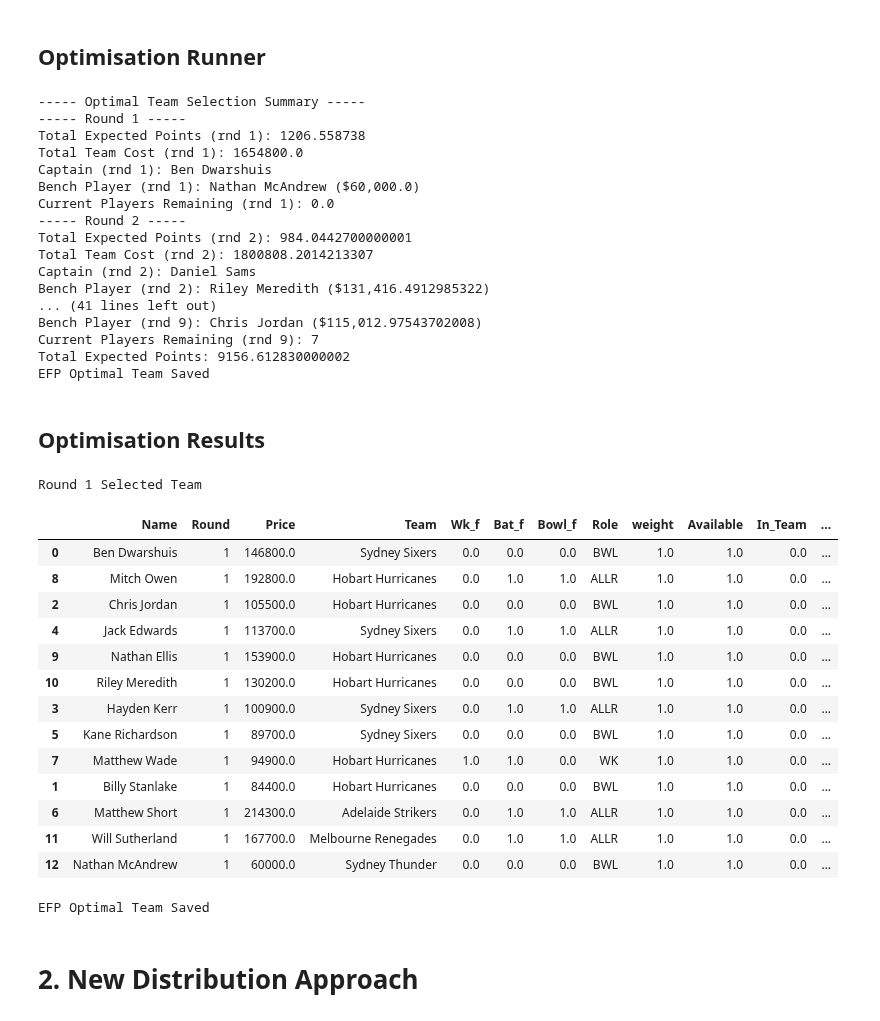
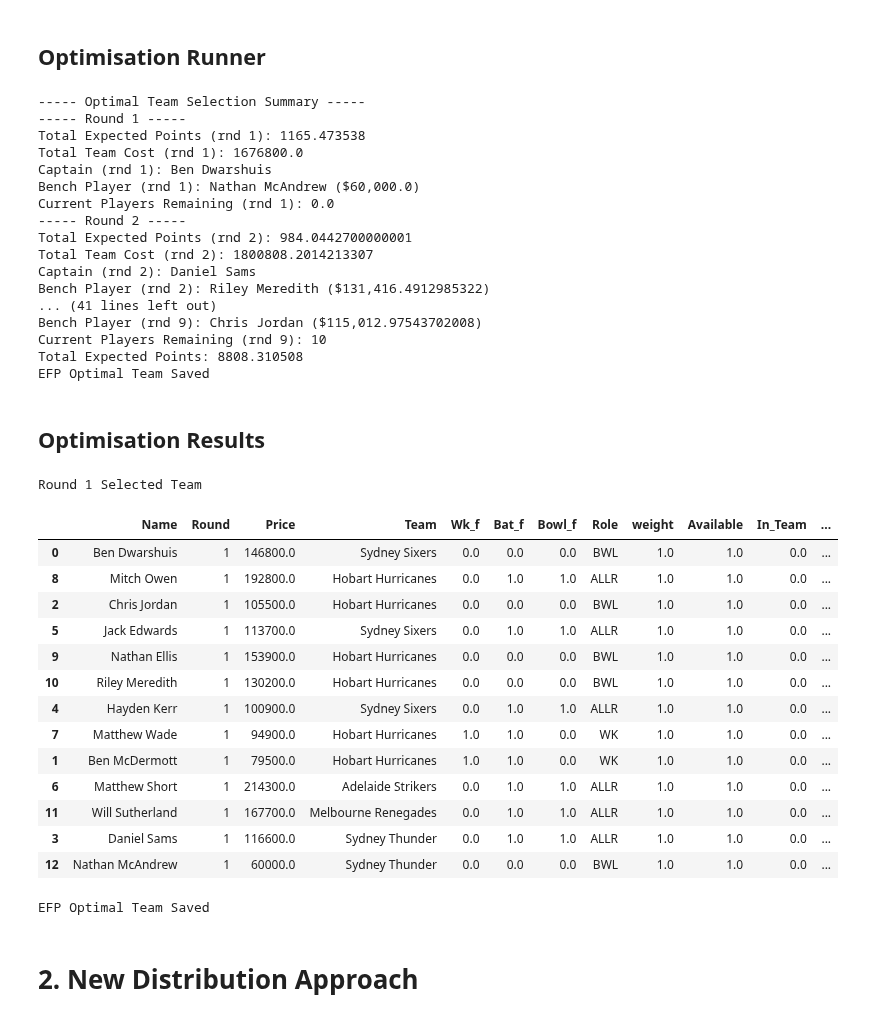
Before and after one commit to Dilan-De-Silva/Big-Bash-Fantasy-AI-v2, a Jupyter notebook: python_script/pre-season/Team-Selector-Optimisation-Process.ipynb, the cells around one changed output. Drawn from its saved outputs; the diff is of its cells as text; code cells hidden in the pictures.

Commit message:
Fixed 13 player optimisation logic

```diff
--- a/python_script/pre-season/Team-Selector-Optimisation-Process.ipynb
+++ b/python_script/pre-season/Team-Selector-Optimisation-Process.ipynb
@@ -45,13 +43,13 @@ py_data_directory = 'C:/Users/dilan/OneDrive/Documents/Data Science Projects/Rep
 mock_data_dir = 'C:/Users/dilan/OneDrive/Documents/Data Science Projects/Repos/Big-Bash-Fantasy-AI-v2/data/mock_data/'
 # %%
 # Optimisation Strategy
-opt_strat = 'efp' # Options: 'efp' (new player expected fantasy points appraoch), 'sim' (new player fantasy point distribution approach)
+opt_strat = 'sim' # Options: 'efp' (new player expected fantasy points appraoch), 'sim' (new player fantasy point distribution approach)
 current_rnd = 1 # Current Round of the Tournament
 exp_pts_model = 'all' # Options: 'bat_bowl' (batting + bowling model), 'all' (combined model)
 
 # For Simulation Optimisation Strategy
 conf_int = 0.2
-sim_num = 10
+sim_num = 5000
 # %% [markdown]
 # 1. New EFP Approach
 # %% [markdown]
@@ -140,7 +138,7 @@ if opt_strat == 'efp':
     wk_cnt_r1, total_wk_r1 = 1, range(len(price_r1))
     bat_cnt_r1, total_bat_r1 = 6, range(len(price_r1))
     bowl_cnt_r1, total_bowl_r1 = 5, range(len(price_r1))
-    budget_r1, total_budget_r1 = 1783500, range(len(price_r1))
+    budget_r1, total_budget_r1 = 1802500, range(len(price_r1))
 
     # Round 2
     points_r2 = player_df_r2["exp_rnd_points"]
@@ -155,8 +153,8 @@ if opt_strat == 'efp':
     wk_cnt_r2, total_wk_r2 = 1, range(len(price_r2))
     bat_cnt_r2, total_bat_r2 = 6, range(len(price_r2))
     bowl_cnt_r2, total_bowl_r2 = 5, range(len(price_r2))
-    budget_r2, total_budget_r2 = 1783500, range(len(price_r2))
-    team_play_cnt_r2, total_team_player_r2 = 9, range(len(price_r2)) # At least 8/9 players from round 1 to be in round 2 team
+    budget_r2, total_budget_r2 = 1802500, range(len(price_r2))
+    team_play_cnt_r2, total_team_player_r2 = 10, range(len(price_r2)) # At least 10 players from round 1 to be in round 2 team
 
     # Round 3
     points_r3 = player_df_r3["exp_rnd_points"]
@@ -171,8 +169,8 @@ if opt_strat == 'efp':
     wk_cnt_r3, total_wk_r3 = 1, range(len(price_r3))
     bat_cnt_r3, total_bat_r3 = 6, range(len(price_r3))
     bowl_cnt_r3, total_bowl_r3 = 5, range(len(price_r3))
-    budget_r3, total_budget_r3 = 1783500, range(len(price_r3))
-    team_play_cnt_r3, total_team_player_r3 = 9, range(len(price_r3)) # At least 8/9 players from round 2 to be in round 3 team
+    budget_r3, total_budget_r3 = 1802500, range(len(price_r3))
+    team_play_cnt_r3, total_team_player_r3 = 10, range(len(price_r3)) # At least 10 players from round 2 to be in round 3 team
 
     # Round 4
     points_r4 = player_df_r4["exp_rnd_points"]
@@ -187,8 +185,8 @@ if opt_strat == 'efp':
     wk_cnt_r4, total_wk_r4 = 1, range(len(price_r4))
     bat_cnt_r4, total_bat_r4 = 6, range(len(price_r4))
     bowl_cnt_r4, total_bowl_r4 = 5, range(len(price_r4))
-    budget_r4, total_budget_r4 = 1783500, range(len(price_r4))
-    team_play_cnt_r4, total_team_player_r4 = 9, range(len(price_r4)) # At least 8/9 players from round 3 to be in round 4 team
+    budget_r4, total_budget_r4 = 1802500, range(len(price_r4))
+    team_play_cnt_r4, total_team_player_r4 = 10, range(len(price_r4)) # At least 10 players from round 3 to be in round 4 team
 
     # Round 5
     points_r5 = player_df_r5["exp_rnd_points"]
@@ -203,8 +201,8 @@ if opt_strat == 'efp':
     wk_cnt_r5, total_wk_r5 = 1, range(len(price_r5))
     bat_cnt_r5, total_bat_r5 = 6, range(len(price_r5))
     bowl_cnt_r5, total_bowl_r5 = 5, range(len(price_r5))
-    budget_r5, total_budget_r5 = 1783500, range(len(price_r5))
-    team_play_cnt_r5, total_team_player_r5 = 9, range(len(price_r5)) # At least 8/9 players from round 4 to be in round 5 team
+    budget_r5, total_budget_r5 = 1802500, range(len(price_r5))
+    team_play_cnt_r5, total_team_player_r5 = 10, range(len(price_r5)) # At least 10 players from round 4 to be in round 5 team
 
     # Round 6
     points_r6 = player_df_r6["exp_rnd_points"]
@@ -220,7 +218,7 @@ if opt_strat == 'efp':
     bat_cnt_r6, total_bat_r6 = 6, range(len(price_r6))
     bowl_cnt_r6, total_bowl_r6 = 5, range(len(price_r6))
     budget_r6, total_budget_r6 = 1783500, range(len(price_r6))
-    team_play_cnt_r6, total_team_player_r6 = 9, range(len(price_r6)) # At least 8/9 players from round 5 to be in round 6 team
+    team_play_cnt_r6, total_team_player_r6 = 10, range(len(price_r6)) # At least 10 players from round 5 to be in round 6 team
 
     # Round 7
     points_r7 = player_df_r7["exp_rnd_points"]
@@ -235,8 +233,8 @@ if opt_strat == 'efp':
     wk_cnt_r7, total_wk_r7 = 1, range(len(price_r7))
     bat_cnt_r7, total_bat_r7 = 6, range(len(price_r7))
     bowl_cnt_r7, total_bowl_r7 = 5, range(len(price_r7))
-    budget_r7, total_budget_r7 = 1783500, range(len(price_r7))
-    team_play_cnt_r7, total_team_player_r7 = 9, range(len(price_r7)) # At least 8/9 players from round 6 to be in round 7 team
+    budget_r7, total_budget_r7 = 1802500, range(len(price_r7))
+    team_play_cnt_r7, total_team_player_r7 = 10, range(len(price_r7)) # At least 10 players from round 6 to be in round 7 team
 
     # Round 8
     points_r8 = player_df_r8["exp_rnd_points"]
@@ -251,8 +249,8 @@ if opt_strat == 'efp':
     wk_cnt_r8, total_wk_r8 = 1, range(len(price_r8))
     bat_cnt_r8, total_bat_r8 = 6, range(len(price_r8))
     bowl_cnt_r8, total_bowl_r8 = 5, range(len(price_r8))
-    budget_r8, total_budget_r8 = 1783500, range(len(price_r8))
-    team_play_cnt_r8, total_team_player_r8 = 9, range(len(price_r8)) # At least 8/9 players from round 7 to be in round 8 team
+    budget_r8, total_budget_r8 = 1802500, range(len(price_r8))
+    team_play_cnt_r8, total_team_player_r8 = 10, range(len(price_r8)) # At least 10 players from round 7 to be in round 8 team
 
     # Round 9
     points_r9 = player_df_r9["exp_rnd_points"]
@@ -267,8 +265,8 @@ if opt_strat == 'efp':
     wk_cnt_r9, total_wk_r9 = 1, range(len(price_r9))
     bat_cnt_r9, total_bat_r9 = 6, range(len(price_r9))
     bowl_cnt_r9, total_bowl_r9 = 5, range(len(price_r9))
-    budget_r9, total_budget_r9 = 1783500, range(len(price_r9))
-    team_play_cnt_r9, total_team_player_r9 = 9, range(len(price_r9)) # At least 8/9 players from round 8 to be in round 9 team
+    budget_r9, total_budget_r9 = 1802500, range(len(price_r9))
+    team_play_cnt_r9, total_team_player_r9 = 10, range(len(price_r9)) # At least 10 players from round 8 to be in round 9 team
 
 else:
     print("Change opt_strat to efp for player efp Optimisation Strategy")
@@ -330,8 +328,8 @@ else:
 # %% [output]
 ----- Optimal Team Selection Summary -----
 ----- Round 1 -----
-Total Expected Points (rnd 1): 1206.558738
-Total Team Cost (rnd 1): 1654800.0
+Total Expected Points (rnd 1): 1165.473538
+Total Team Cost (rnd 1): 1676800.0
 Captain (rnd 1): Ben Dwarshuis
 Bench Player (rnd 1): Nathan McAndrew ($60,000.0)
 Current Players Remaining (rnd 1): 0.0
@@ -342,42 +340,44 @@ Captain (rnd 2): Daniel Sams
 Bench Player (rnd 2): Riley Meredith ($131,416.4912985322)
 ... (41 lines left out)
 Bench Player (rnd 9): Chris Jordan ($115,012.97543702008)
-Current Players Remaining (rnd 9): 7
-Total Expected Points: 9156.612830000002
+Current Players Remaining (rnd 9): 10
+Total Expected Points: 8808.310508
 EFP Optimal Team Saved
 # %% [markdown]
 ## Optimisation Results
 # %%
 # EFP Whole Tournament Optimisation
 if opt_strat == 'efp':
     # Display Round-wise Selected Teams
     print("Round 1 Selected Team")
     display(sel_player_df_r1.sort_values(by='exp_rnd_points', ascending=False))
 
     # Save Optimal Team to CSV
     if exp_pts_model == 'all':
         sel_player_df.to_csv(os.path.join(add_data_directory,'optim/EFP_optimal_pre_tourny_team.csv'), index=False)
+        sel_player_df_r1.to_csv(os.path.join(add_data_directory,'optim/EFP_optimal_pre_tourny_team_rnd.csv'), index=False)
         print("EFP Optimal Team Saved")
     elif exp_pts_model == 'bat_bowl':
         sel_player_df.to_csv(os.path.join(add_data_directory,'optim/EFP_optimal_pre_tourny_team_dual.csv'), index=False)
+        sel_player_df_r1.to_csv(os.path.join(add_data_directory,'optim/EFP_optimal_pre_tourny_team_dual_rnd.csv'), index=False)
         print("EFP Bat + Bowl Optimal Team Saved")
 else:
     print("Change opt_strat to efp for player efp Optimisation Strategy")
 # %% [output]
 Round 1 Selected Team
 |  | Name | Round | Price | Team | Wk_f | Bat_f | Bowl_f | Role | weight | Available | In_Team | ... |
 | 0 | Ben Dwarshuis | 1 | 146800.0 | Sydney Sixers | 0.0 | 0.0 | 0.0 | BWL | 1.0 | 1.0 | 0.0 | ... |
 | 8 | Mitch Owen | 1 | 192800.0 | Hobart Hurricanes | 0.0 | 1.0 | 1.0 | ALLR | 1.0 | 1.0 | 0.0 | ... |
 | 2 | Chris Jordan | 1 | 105500.0 | Hobart Hurricanes | 0.0 | 0.0 | 0.0 | BWL | 1.0 | 1.0 | 0.0 | ... |
-| 4 | Jack Edwards | 1 | 113700.0 | Sydney Sixers | 0.0 | 1.0 | 1.0 | ALLR | 1.0 | 1.0 | 0.0 | ... |
+| 5 | Jack Edwards | 1 | 113700.0 | Sydney Sixers | 0.0 | 1.0 | 1.0 | ALLR | 1.0 | 1.0 | 0.0 | ... |
 | 9 | Nathan Ellis | 1 | 153900.0 | Hobart Hurricanes | 0.0 | 0.0 | 0.0 | BWL | 1.0 | 1.0 | 0.0 | ... |
 | 10 | Riley Meredith | 1 | 130200.0 | Hobart Hurricanes | 0.0 | 0.0 | 0.0 | BWL | 1.0 | 1.0 | 0.0 | ... |
-| 3 | Hayden Kerr | 1 | 100900.0 | Sydney Sixers | 0.0 | 1.0 | 1.0 | ALLR | 1.0 | 1.0 | 0.0 | ... |
-| 5 | Kane Richardson | 1 | 89700.0 | Sydney Sixers | 0.0 | 0.0 | 0.0 | BWL | 1.0 | 1.0 | 0.0 | ... |
+| 4 | Hayden Kerr | 1 | 100900.0 | Sydney Sixers | 0.0 | 1.0 | 1.0 | ALLR | 1.0 | 1.0 | 0.0 | ... |
 | 7 | Matthew Wade | 1 | 94900.0 | Hobart Hurricanes | 1.0 | 1.0 | 0.0 | WK | 1.0 | 1.0 | 0.0 | ... |
-| 1 | Billy Stanlake | 1 | 84400.0 | Hobart Hurricanes | 0.0 | 0.0 | 0.0 | BWL | 1.0 | 1.0 | 0.0 | ... |
+| 1 | Ben McDermott | 1 | 79500.0 | Hobart Hurricanes | 1.0 | 1.0 | 0.0 | WK | 1.0 | 1.0 | 0.0 | ... |
 | 6 | Matthew Short | 1 | 214300.0 | Adelaide Strikers | 0.0 | 1.0 | 1.0 | ALLR | 1.0 | 1.0 | 0.0 | ... |
 | 11 | Will Sutherland | 1 | 167700.0 | Melbourne Renegades | 0.0 | 1.0 | 1.0 | ALLR | 1.0 | 1.0 | 0.0 | ... |
+| 3 | Daniel Sams | 1 | 116600.0 | Sydney Thunder | 0.0 | 1.0 | 1.0 | ALLR | 1.0 | 1.0 | 0.0 | ... |
 | 12 | Nathan McAndrew | 1 | 60000.0 | Sydney Thunder | 0.0 | 0.0 | 0.0 | BWL | 1.0 | 1.0 | 0.0 | ... |
 EFP Optimal Team Saved
 # %% [markdown]
```
Also changed, not shown: parts of 2 cells of this notebook, 2 other files.
